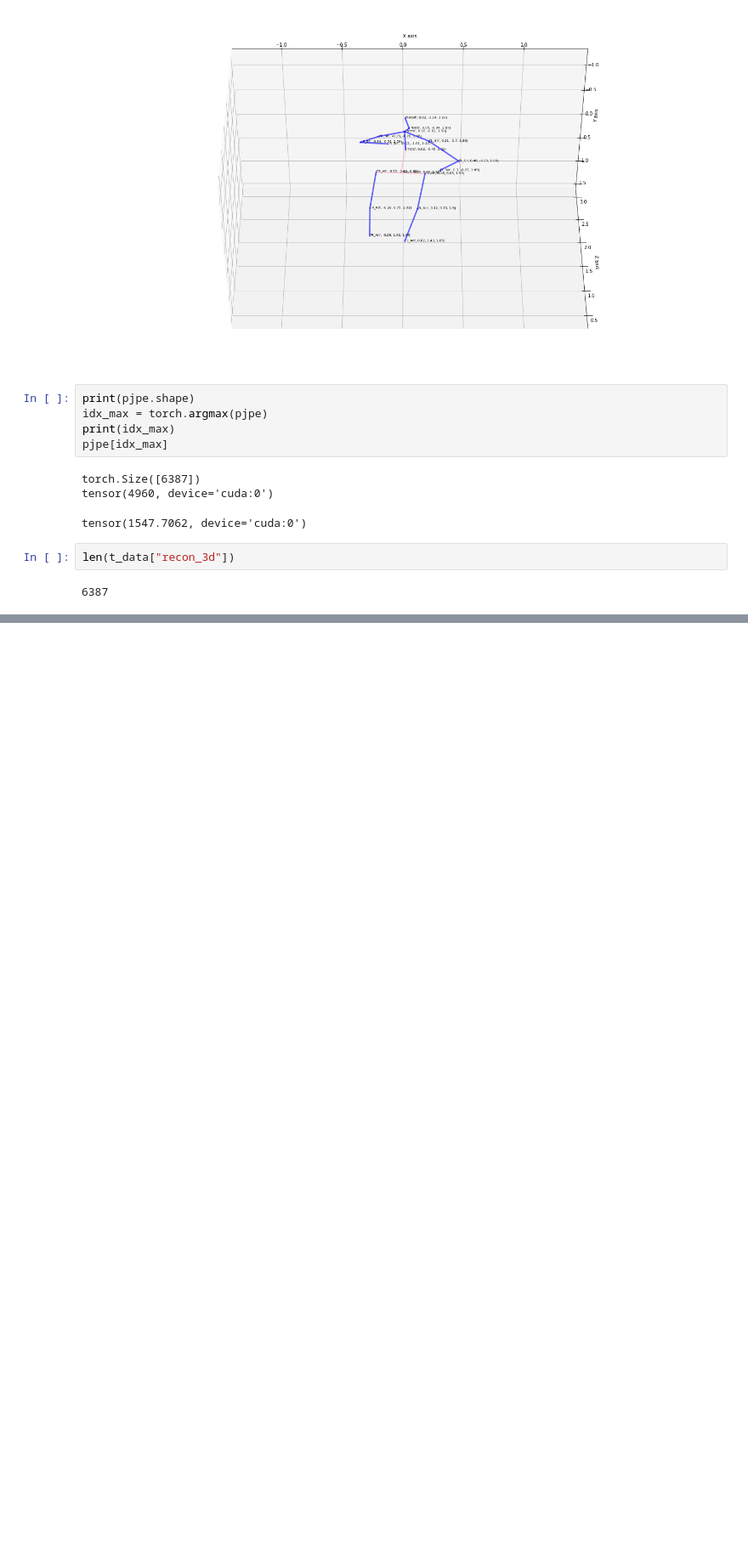
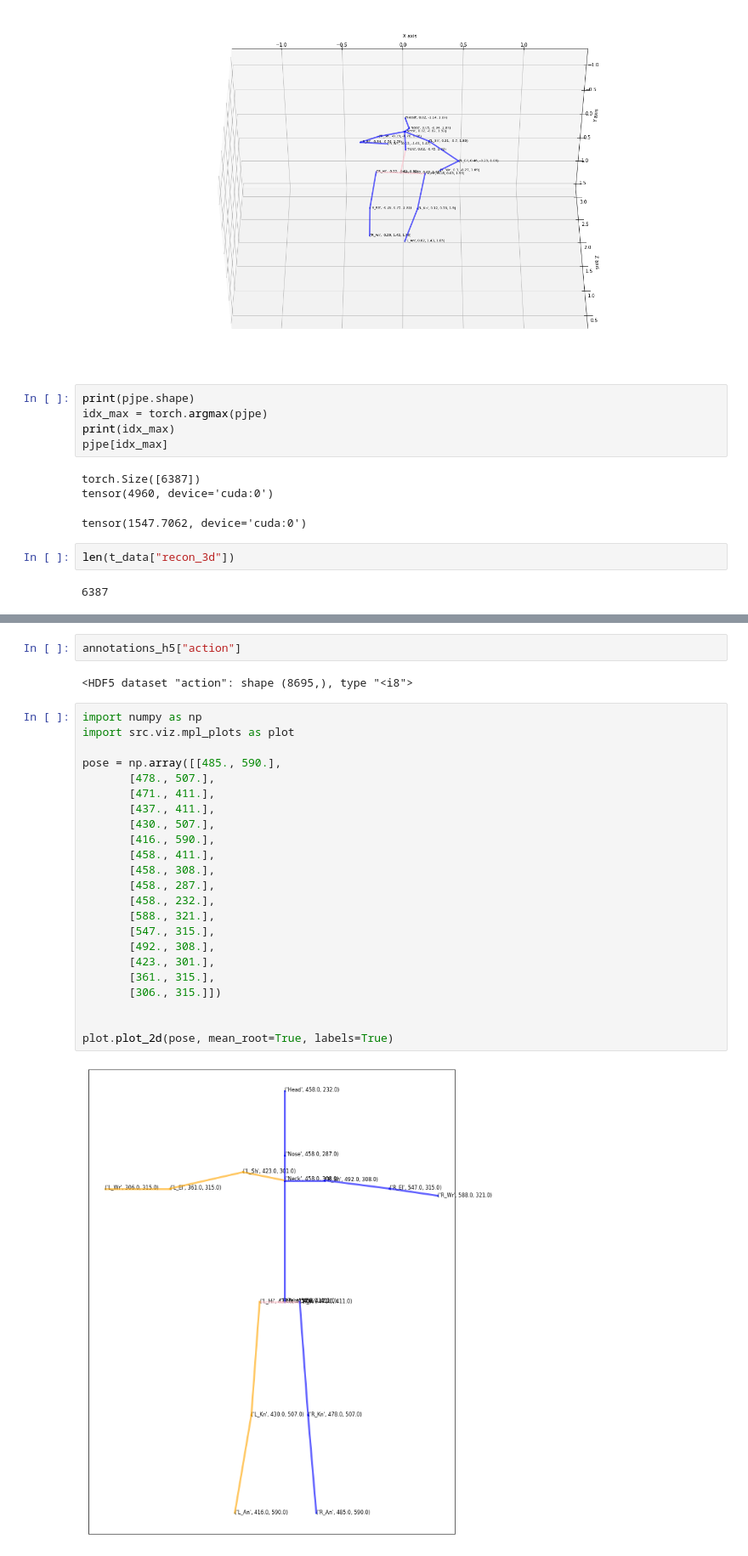
Before and after one commit to bsridatta/HPE3D, a Jupyter notebook: notebooks/analyze.ipynb, the cells around one changed output, grey strips where cells are left out. Shown: that part at 85% size. Saved outputs shown, nothing was run; the diff lists cells and outputs as text; blank space fills up the shorter version.

```diff
--- a/notebooks/analyze.ipynb
+++ b/notebooks/analyze.ipynb
@@ -241,0 +268,29 @@ len(t_data["recon_3d"])
+# %%
+annotations_h5["action"]
+# %% [output]
+<HDF5 dataset "action": shape (8695,), type "<i8">
+# %%
+import numpy as np
+import src.viz.mpl_plots as plot
+
+pose = np.array([[485., 590.],
+       [478., 507.],
+       [471., 411.],
+       [437., 411.],
+       [430., 507.],
+       [416., 590.],
+       [458., 411.],
+       [458., 308.],
+       [458., 287.],
+       [458., 232.],
+       [588., 321.],
+       [547., 315.],
+       [492., 308.],
+       [423., 301.],
+       [361., 315.],
+       [306., 315.]])
+
+
+plot.plot_2d(pose, mean_root=True, labels=True)
+# %% [output]
+[figure, added]
```
Also changed, not shown: parts of 9 cells of this notebook, 3 other files.
